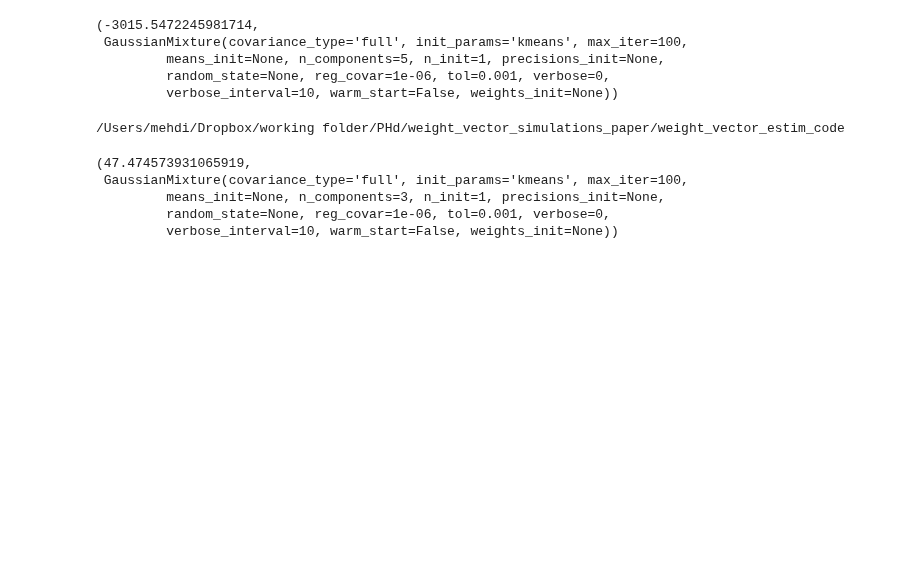
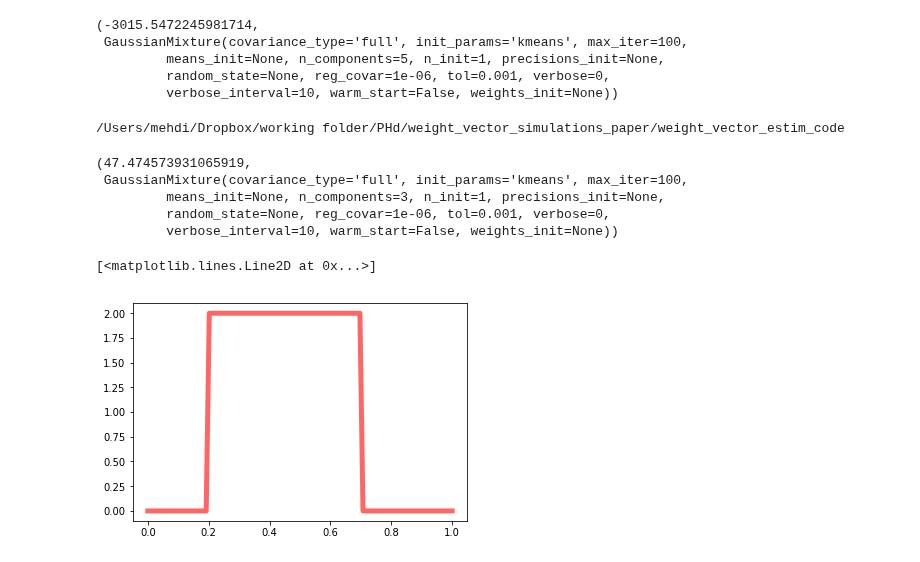
Before and after one commit to mehdisebbar/kl-aggregation, a Jupyter notebook: weight_vector_simulations_paper/weight_vector_estim_code/clustering.ipynb, the cells around one changed output. Saved outputs shown, nothing was run; the diff lists cells and outputs as text; code cells hidden in the pictures; blank space fills up the shorter version.

Commit message:
ajout dictionnaire uniforme

```diff
--- a/weight_vector_simulations_paper/weight_vector_estim_code/clustering.ipynb
+++ b/weight_vector_simulations_paper/weight_vector_estim_code/clustering.ipynb
@@ -260,3 +260,13 @@ mle_bic(Y,15)
          means_init=None, n_components=3, n_init=1, precisions_init=None,
          random_state=None, reg_covar=1e-06, tol=0.001, verbose=0,
          verbose_interval=10, warm_start=False, weights_init=None))
+# %%
+%matplotlib inline
+import matplotlib.pyplot as plt
+from scipy.stats import uniform
+rv = uniform(0.2,0.5)
+x = np.linspace(0,1, 100)
+plt.plot(x, rv.pdf(x),'r-', lw=5, alpha=0.6, label='uniform pdf')
+# %% [output]
+[<matplotlib.lines.Line2D at 0x...>]
+[figure, added]
```
Also changed, not shown: parts of 3 cells of this notebook, 2 other files.
